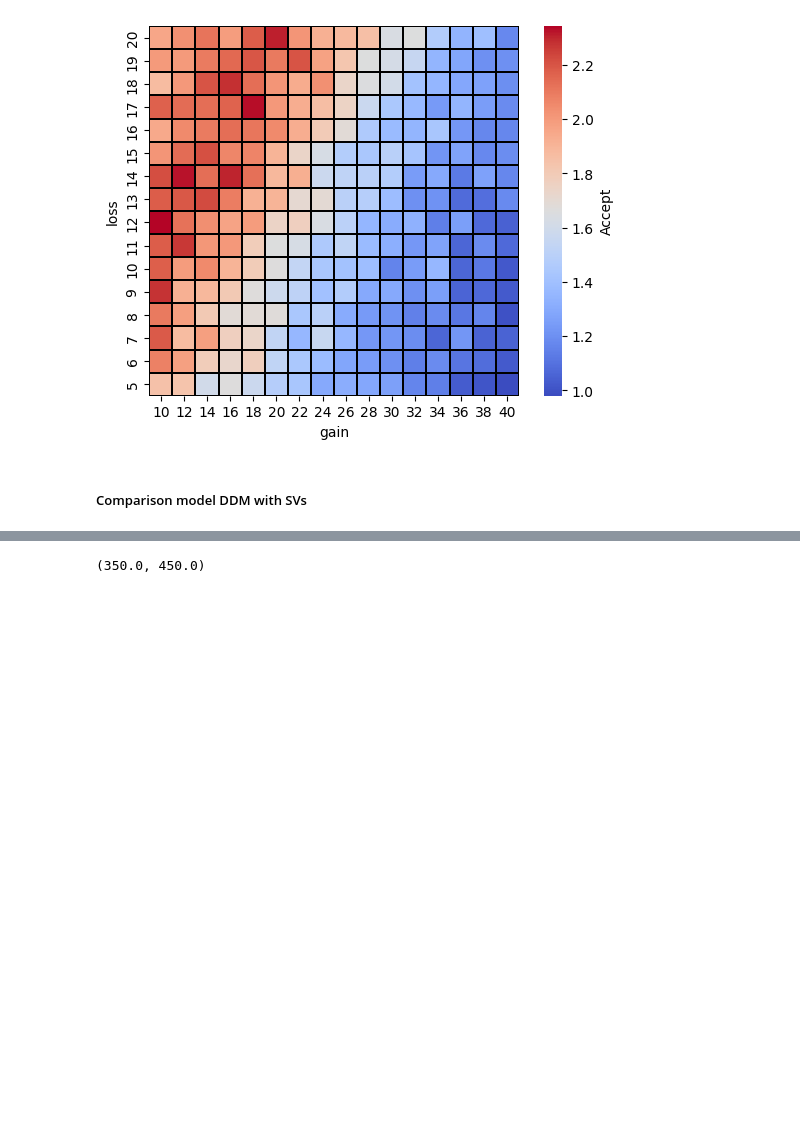
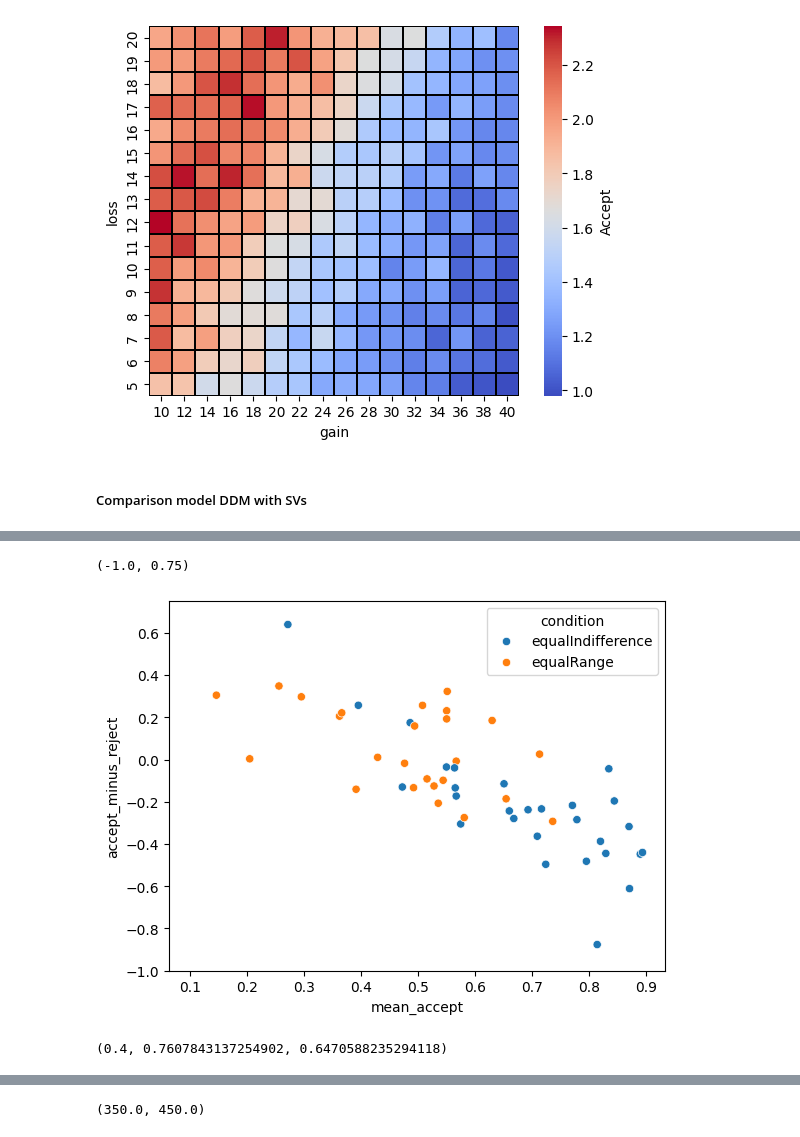
Before and after one commit to GusStgoReyes/riskyneuroarousal, a Jupyter notebook: data/2ddm.ipynb, the cells around one changed output, grey strips where cells are left out. Saved outputs shown, nothing was run; the diff lists cells and outputs as text; code cells hidden in the pictures; blank space fills up the shorter version.

```diff
--- a/data/2ddm.ipynb
+++ b/data/2ddm.ipynb
@@ -78,0 +113,11 @@ plt.ylim(350, 450)
+# %%
+sns.scatterplot(data = starting_point, x = "mean_accept", y = "accept_minus_reject", hue = "condition")
+plt.ylim(-1, 0.75)
+
+# So why pupil dilate more when you do the thing you dont commonly do?
+# And what does that mean?
+# Can we create a covariate of some sort? like proportion below?
+# Statistics of the SV?
+# %% [output]
+(-1.0, 0.75)
+[figure, added]
@@ -78,0 +129,4 @@ plt.ylim(350, 450)
+# %%
+palette[0]
+# %% [output]
+(0.4, 0.7607843137254902, 0.6470588235294118)
```
Also changed, not shown: parts of 31 cells of this notebook, 7 other files.
